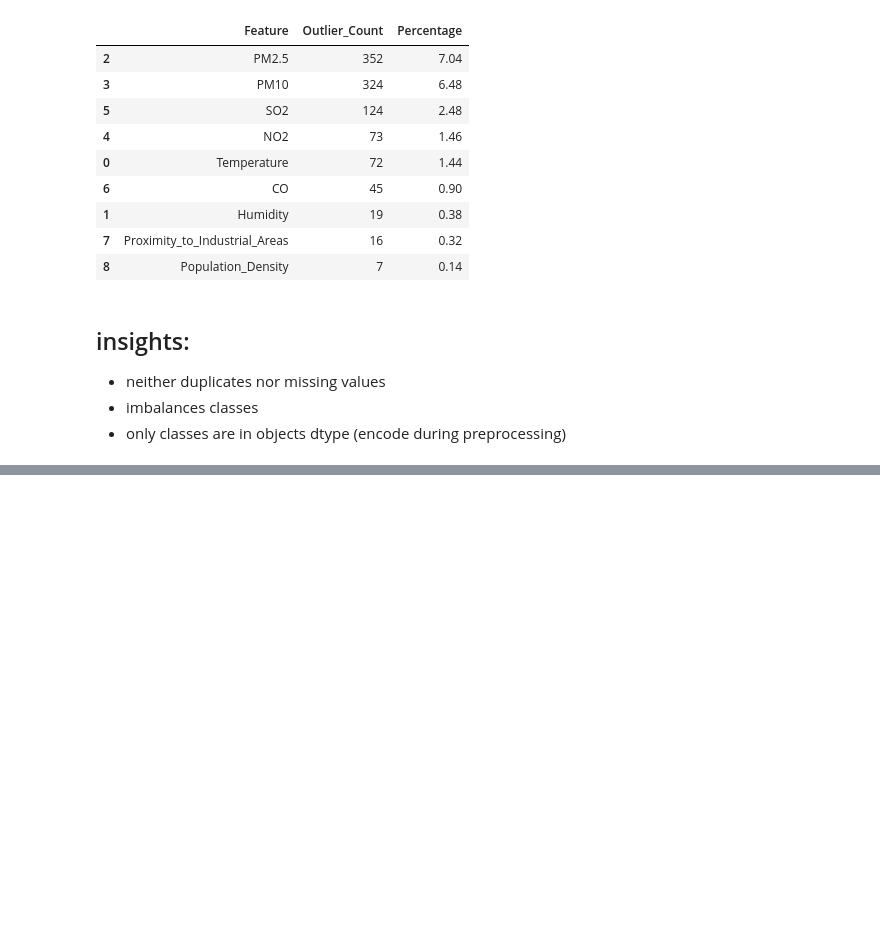
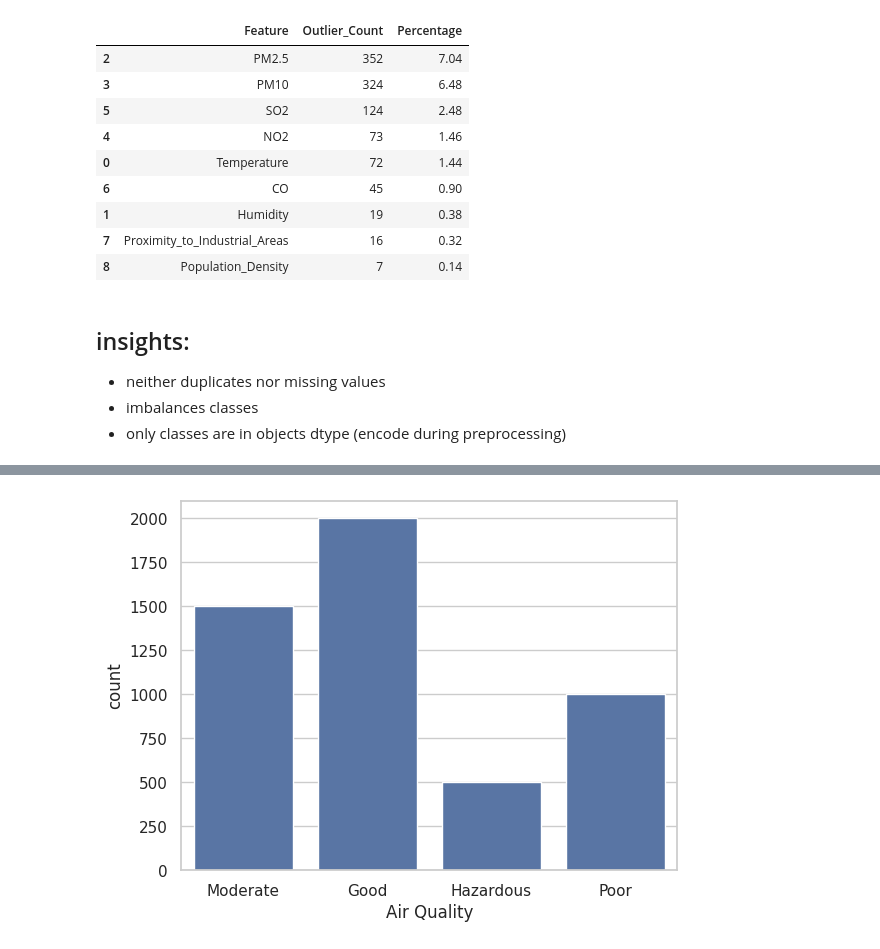
Before and after one commit to kamijoseph/Air-Quality, a Jupyter notebook: notebook/air_quality.ipynb, the cells around one changed output, grey strips where cells are left out. Saved outputs shown, nothing was run; the diff lists cells and outputs as text; code cells hidden in the pictures; blank space fills up the shorter version.

```diff
--- a/notebook/air_quality.ipynb
+++ b/notebook/air_quality.ipynb
@@ -192,0 +199,6 @@ for feature in features:
+# %%
+# countplots for gender
+sns.countplot(x="Air Quality", data=data)
+plt.show()
+# %% [output]
+[figure, added]
```
Also changed, not shown: parts of 6 cells of this notebook.
